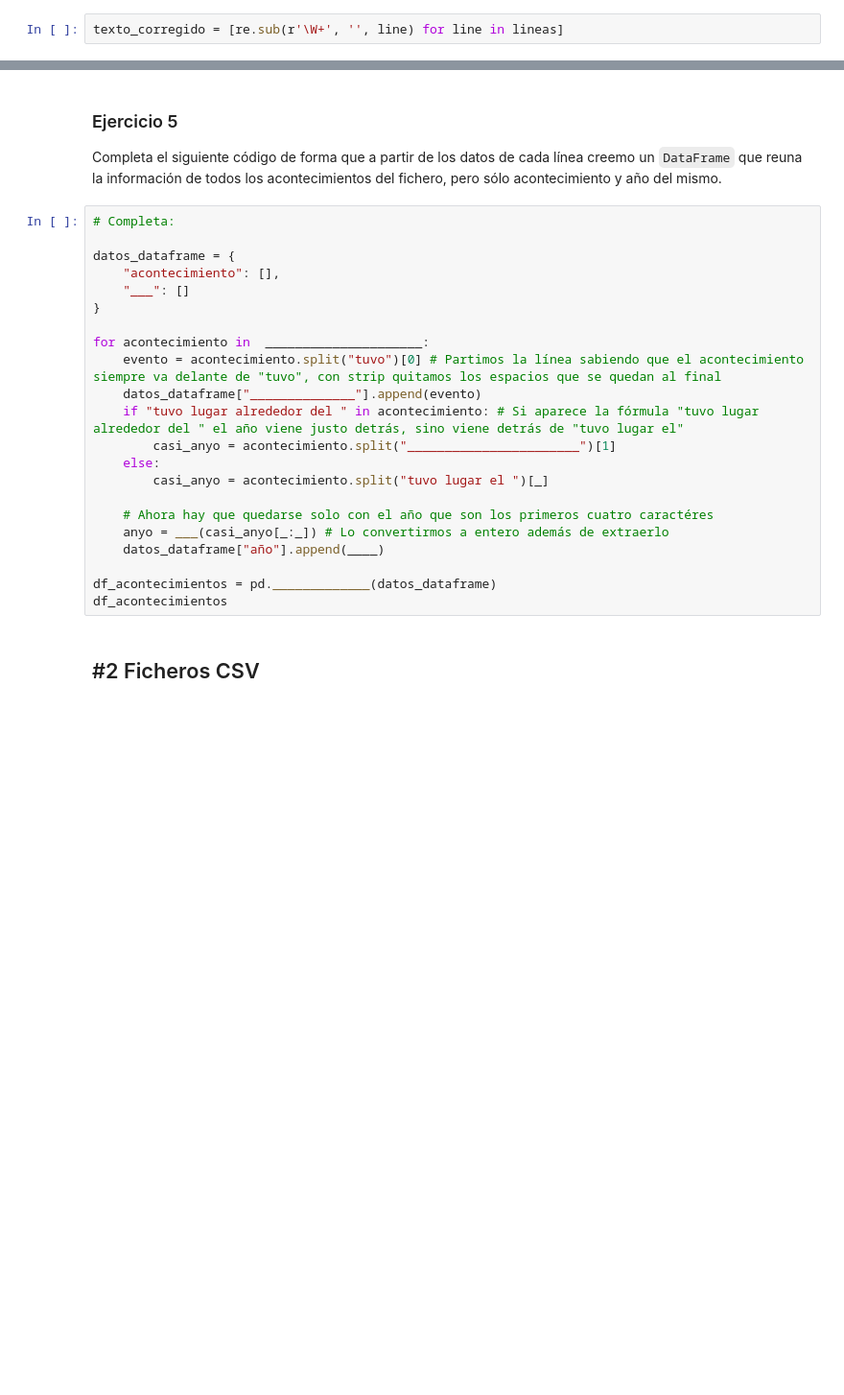
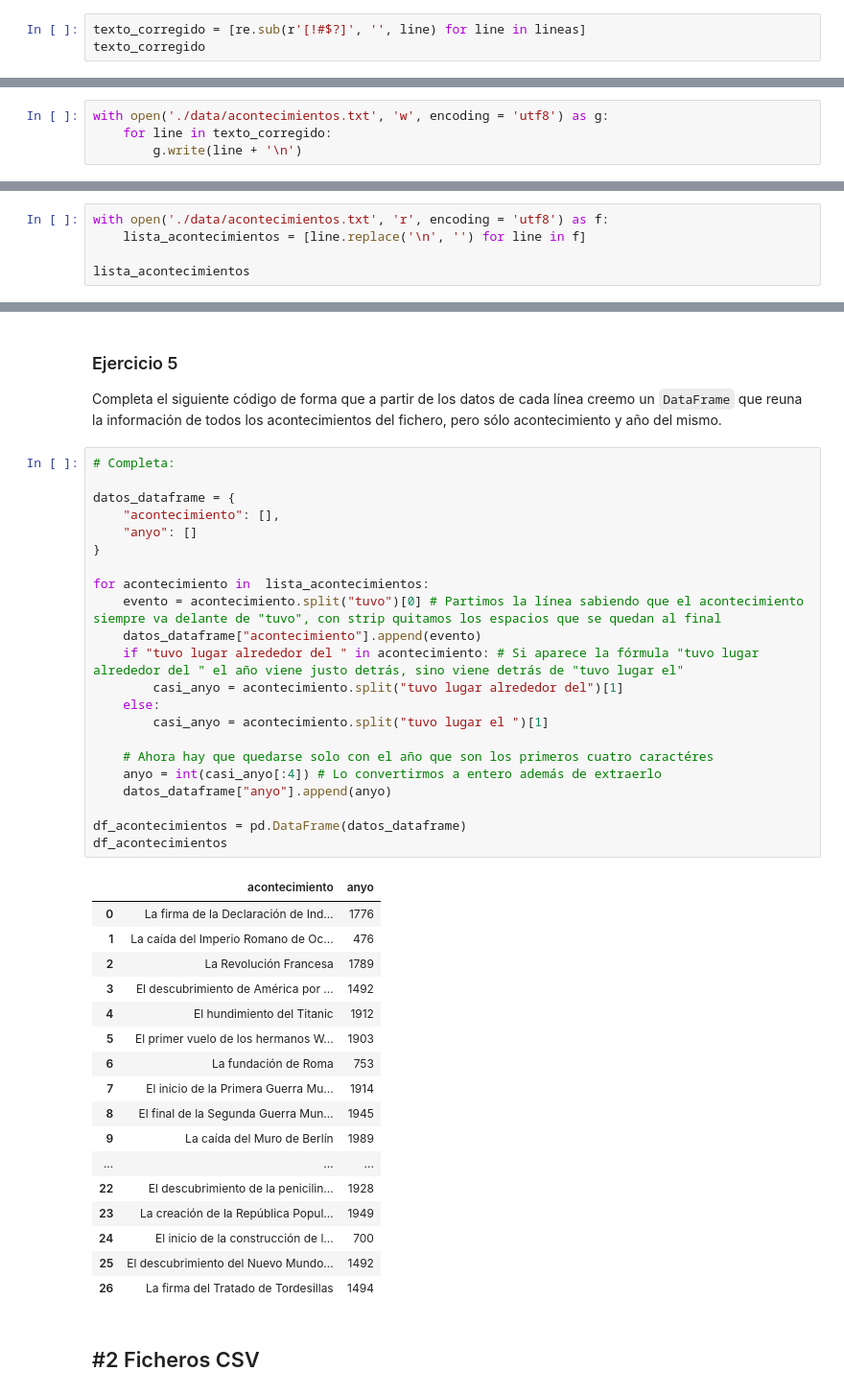
Before and after one commit to mailliwJ/ONLINE_DS_THEBRIDGE_exercises, a Jupyter notebook: 03_Analisis_de_Datos/Sprint_05/Unidad_02/Ejercicios_Workout/08_Ejercicio_Formato_Tabular.ipynb, the cells around one changed output, grey strips where cells are left out. Shown at 96% size. Drawn from its saved outputs; the diff is of its cells as text; blank space fills up the shorter version.

```diff
--- a/03_Analisis_de_Datos/Sprint_05/Unidad_02/Ejercicios_Workout/08_Ejercicio_Formato_Tabular.ipynb
+++ b/03_Analisis_de_Datos/Sprint_05/Unidad_02/Ejercicios_Workout/08_Ejercicio_Formato_Tabular.ipynb
@@ -48,5 +49,6 @@ lineas
 
 Vuelve a leer el fichero pero esta vez quitando los errores ("#!?$") del texto y guardando el texto corregido en una variable (p.ej. `texto_corregido`)
 # %%
-texto_corregido = [re.sub(r'\W+', '', line) for line in lineas]
+texto_corregido = [re.sub(r'[!#$?]', '', line) for line in lineas]
+texto_corregido
 # %% [output]
@@ -55,7 +73,16 @@ NameError: name 're' is not defined
 ### Ejercicio 3
 
 Vuelca la vairable `texto_corregido` (o la que hayas usado para asignar el texto corregido) en el fichero "acontecimientos_corregidos.txt", (OJO: ten en cuenta que si no pones nada más que el nombre te lo guarda en el mismo directorio en el que estés ejecutando este notebook, cara al ejercicio 4)
+# %%
+with open('./data/acontecimientos.txt', 'w', encoding = 'utf8') as g:
+    for line in texto_corregido:
+        g.write(line + '\n')
 # %% [markdown]
 ### Ejercicio 4
 
 Abre el fichero que creaste en el ejercicio 3, o "./data/acontecimientos_corregidos_BOOT.txt" si no estás cómodo con tu solución anterior, y lee línea a línea el fichero guardando el contenido en una lista a la que puedes llamar `lista_acontecimientos`. Acuérdate de añadir `encoding = "utf8` dentro de la función `open` para que todo se lea correctamente.
+# %%
+with open('./data/acontecimientos.txt', 'r', encoding = 'utf8') as f:
+    lista_acontecimientos = [line.replace('\n', '') for line in f]
+
+lista_acontecimientos
@@ -66,25 +111,43 @@ Completa el siguiente código de forma que a partir de los datos de cada línea
 # %%
 # Completa:
 
 datos_dataframe = {
     "acontecimiento": [],
-    "___": []
+    "anyo": []
 }
 
-for acontecimiento in  _____________________:
+for acontecimiento in  lista_acontecimientos:
     evento = acontecimiento.split("tuvo")[0] # Partimos la línea sabiendo que el acontecimiento siempre va delante de "tuvo", con strip quitamos los espacios que se quedan al final
-    datos_dataframe["______________"].append(evento)
+    datos_dataframe["acontecimiento"].append(evento)
     if "tuvo lugar alrededor del " in acontecimiento: # Si aparece la fórmula "tuvo lugar alrededor del " el año viene justo detrás, sino viene detrás de "tuvo lugar el"
-        casi_anyo = acontecimiento.split("_______________________")[1]
+        casi_anyo = acontecimiento.split("tuvo lugar alrededor del")[1]
     else:
-        casi_anyo = acontecimiento.split("tuvo lugar el ")[_]
+        casi_anyo = acontecimiento.split("tuvo lugar el ")[1]
 
     # Ahora hay que quedarse solo con el año que son los primeros cuatro caractéres
-    anyo = ___(casi_anyo[_:_]) # Lo convertirmos a entero además de extraerlo
-    datos_dataframe["año"].append(____)
+    anyo = int(casi_anyo[:4]) # Lo convertirmos a entero además de extraerlo
+    datos_dataframe["anyo"].append(anyo)
 
-df_acontecimientos = pd._____________(datos_dataframe)
+df_acontecimientos = pd.DataFrame(datos_dataframe)
 df_acontecimientos
+# %% [output]
+|  | acontecimiento | anyo |
+| 0 | La firma de la Declaración de Ind... | 1776 |
+| 1 | La caída del Imperio Romano de Oc... | 476 |
+| 2 | La Revolución Francesa | 1789 |
+| 3 | El descubrimiento de América por ... | 1492 |
+| 4 | El hundimiento del Titanic | 1912 |
+| 5 | El primer vuelo de los hermanos W... | 1903 |
+| 6 | La fundación de Roma | 753 |
+| 7 | El inicio de la Primera Guerra Mu... | 1914 |
+| 8 | El final de la Segunda Guerra Mun... | 1945 |
+| 9 | La caída del Muro de Berlín | 1989 |
+| ... | ... | ... |
+| 22 | El descubrimiento de la penicilin... | 1928 |
+| 23 | La creación de la República Popul... | 1949 |
+| 24 | El inicio de la construcción de l... | 700 |
+| 25 | El descubrimiento del Nuevo Mundo... | 1492 |
+| 26 | La firma del Tratado de Tordesillas | 1494 |
 # %% [markdown]
 ## #2 Ficheros CSV
 # %% [markdown]
```
Also changed, not shown: parts of 15 cells of this notebook, 8 other files.
